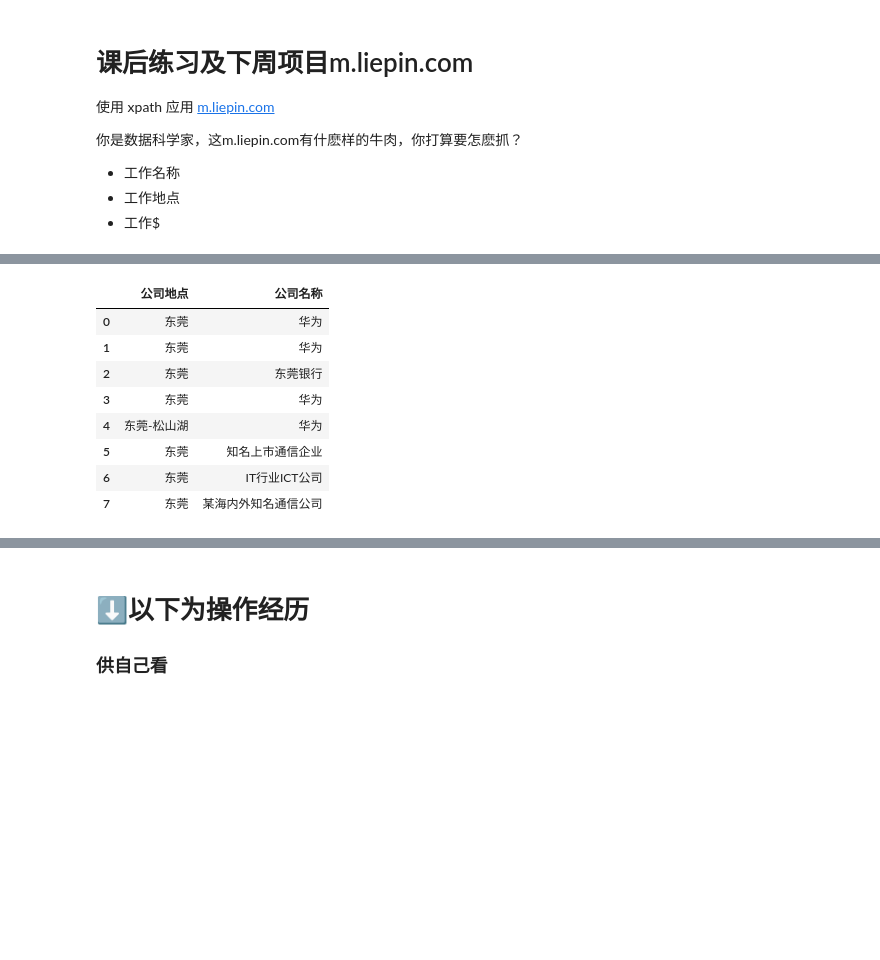
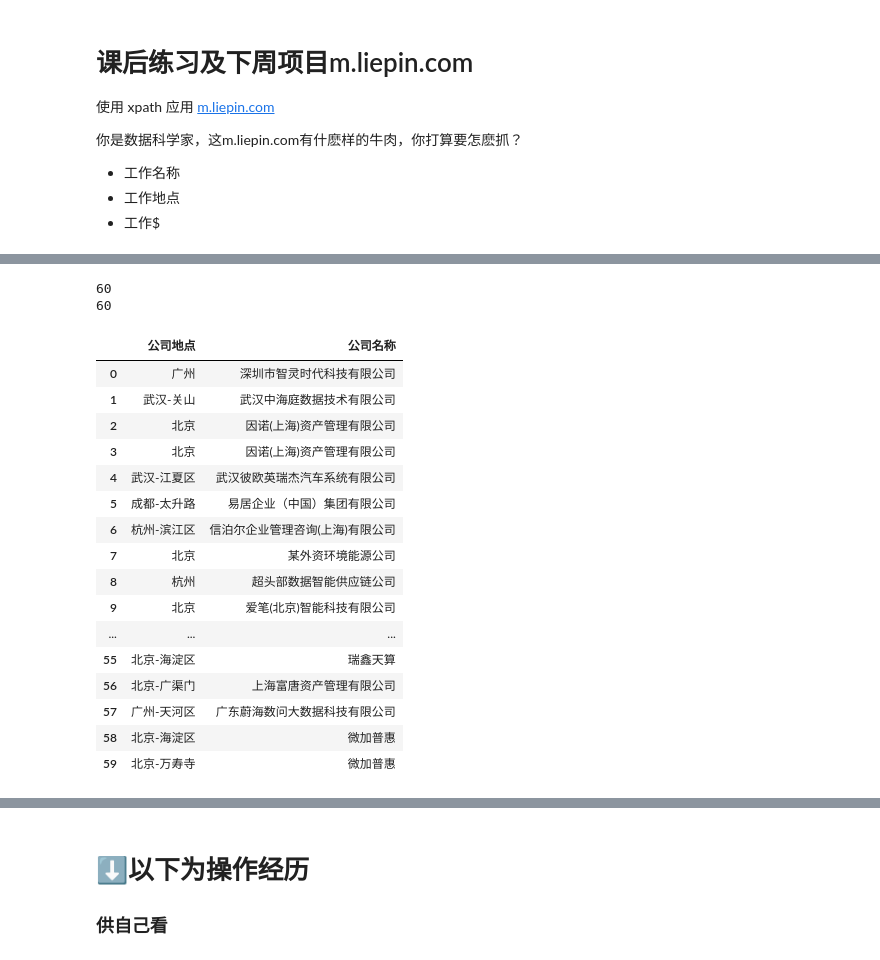
Before and after one commit to Autumnhui/Learn_PythonWebDM, a Jupyter notebook: Record of Learing/week02/20春_Web数据挖掘_week02_181013055.ipynb, the cells around one changed output, grey strips where cells are left out. Cells and saved outputs as stored; diff of their text form; code cells hidden in the pictures; blank space fills up the shorter version.

```diff
--- a/Record of Learing/week02/20春_Web数据挖掘_week02_181013055.ipynb
+++ b/Record of Learing/week02/20春_Web数据挖掘_week02_181013055.ipynb
@@ -507,7 +507,7 @@ df.to_excel("20春_Web数据挖掘_week02_nfu_文学与传媒学院.xlsx", sheet
 * 工作$
 # %%
 # C-1   单一页面
-url = "https://m.liepin.com/zhaopin/?keyword=pandas"
+url = "https://m.liepin.com/zhaopin/?keyword=pandas&dqs=000&salarylow=0&salaryhigh=999&industrys=000&compScale=000&compKind=000&pubtime=000&jobkind=&d_headId=f60ea6ccf0d1a048ea4dae4e6772566f&d_ckId=0101a36235d5c8fee9e4dad6d5abbd15&d_sfrom=search_unknown&d_curPage=0&d_pageSize=60&siTag=OkO0-IMl2UAiwO-pwvovWg~0-4CWIKi_yBwz6jEoh_n7w"
 session = HTMLSession()
 r = session.get( url )
 # %%
@@ -537,29 +546,44 @@ df
 # %%
 # C-4
 # 中: '公司地点', '公司名称'
 
 # 你的代码?
 
-a= r.html.xpath('//dd[@class="right-info"]/ul/li[3]/a/text()')
-while '全国' in a:
-    a.remove('全国')
-# print(a)
+# 获取公司地点
+company_place= r.html.xpath('//dd[@class="right-info"]/ul/li[3]/a/text()')
+while '不限' in a:
+    a.remove('不限')
+print(len(a))
+
+# 获取公司名称
+company_name=r.html.xpath('//div[@class="job-card"]/dl/dd/ul/li[2]/a/text()')
+print(len(company_name))
 
 数据 = pd.DataFrame({
         "公司地点": a,
         "公司名称": r.html.xpath('//div[@class="job-card"]/dl/dd/ul/li[2]/a/text()'),
         })
 数据
 # %% [output]
+60
+60
 |  | 公司地点 | 公司名称 |
-| 0 | 东莞 | 华为 |
-| 1 | 东莞 | 华为 |
-| 2 | 东莞 | 东莞银行 |
-| 3 | 东莞 | 华为 |
-| 4 | 东莞-松山湖 | 华为 |
-| 5 | 东莞 | 知名上市通信企业 |
-| 6 | 东莞 | IT行业ICT公司 |
-| 7 | 东莞 | 某海内外知名通信公司 |
+| 0 | 广州 | 深圳市智灵时代科技有限公司 |
+| 1 | 武汉-关山 | 武汉中海庭数据技术有限公司 |
+| 2 | 北京 | 因诺(上海)资产管理有限公司 |
+| 3 | 北京 | 因诺(上海)资产管理有限公司 |
+| 4 | 武汉-江夏区 | 武汉彼欧英瑞杰汽车系统有限公司 |
+| 5 | 成都-太升路 | 易居企业（中国）集团有限公司 |
+| 6 | 杭州-滨江区 | 信泊尔企业管理咨询(上海)有限公司 |
+| 7 | 北京 | 某外资环境能源公司 |
+| 8 | 杭州 | 超头部数据智能供应链公司 |
+| 9 | 北京 | 爱笔(北京)智能科技有限公司 |
+| ... | ... | ... |
+| 55 | 北京-海淀区 | 瑞鑫天算 |
+| 56 | 北京-广渠门 | 上海富唐资产管理有限公司 |
+| 57 | 广州-天河区 | 广东蔚海数问大数据科技有限公司 |
+| 58 | 北京-海淀区 | 微加普惠 |
+| 59 | 北京-万寿寺 | 微加普惠 |
 # %%
 # C-5
 # 难: '公司URL', '时间', '经验'
```
Also changed, not shown: parts of 2 cells of this notebook.
